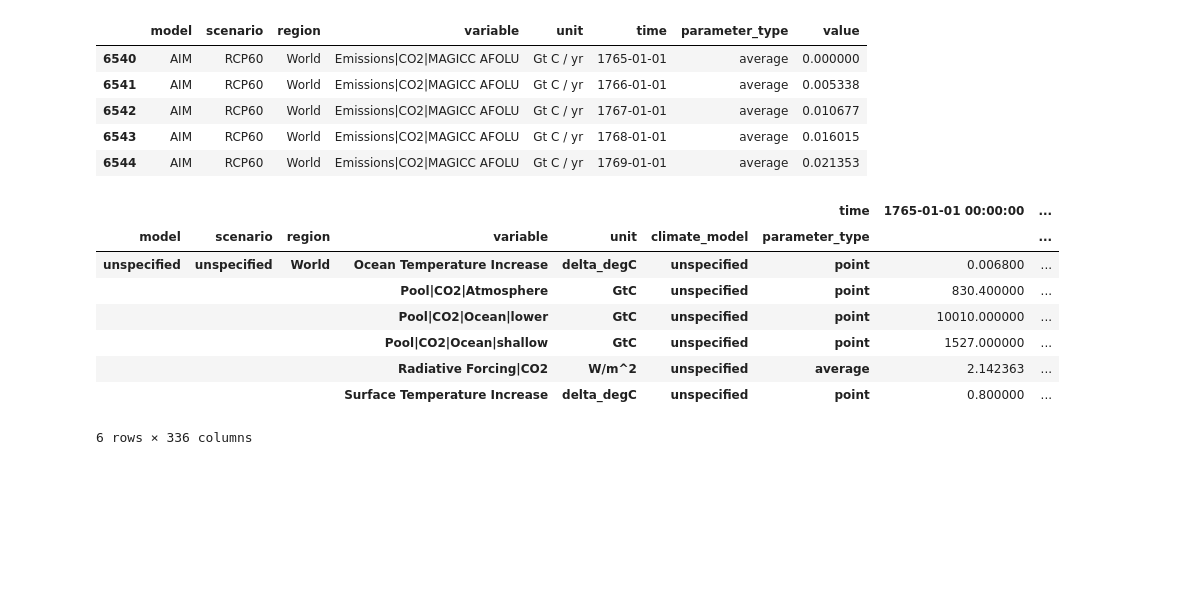
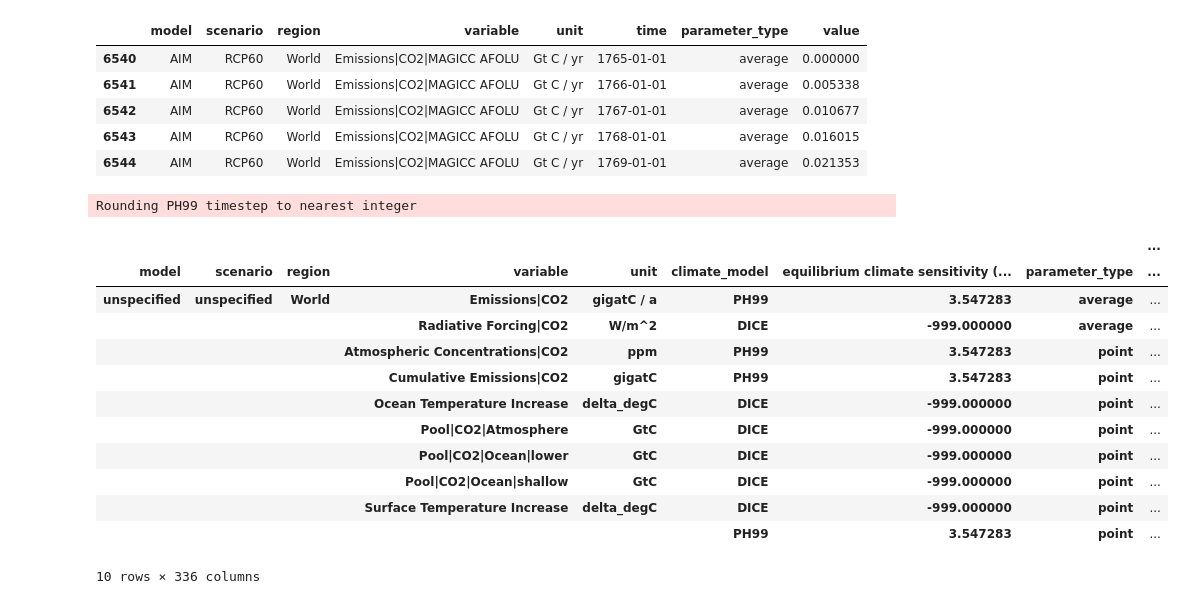
Before and after one commit to openscm/openscm, a Jupyter notebook: notebooks/pyam-integration.ipynb, the cells around one changed output. Cells and saved outputs as stored; diff of their text form; code cells hidden in the pictures; blank space fills up the shorter version.

```diff
--- a/notebooks/pyam-integration.ipynb
+++ b/notebooks/pyam-integration.ipynb
@@ -124,31 +124,36 @@ run_df.head()
 | 6544 | AIM | RCP60 | World | Emissions|CO2|MAGICC AFOLU | Gt C / yr | 1769-01-01 | average | 0.021353 |
 # %%
 results = []
-for a in ["DICE"]:#, "PH99"]:
+for model in ["DICE", "PH99"]:
     ps = ScmDataFrame(run_df).to_parameterset()
     ps.generic("Start Time").value = np.datetime64(run_df.data["time"].min())
     ps.generic("Stop Time").value = np.datetime64(run_df.data["time"].max())
-    outputs = ParameterSet()
-    adapter = load_adapter(a)(ps, outputs)
-    adapter.reset()
-    adapter.run()
+    runner = OpenSCM(model, ps)
+    runner.run()
     output_scmdf = convert_openscm_to_scmdataframe(
-        outputs,
-        time_points=[np.datetime64("{}-01-01".format(y)) for y in range(1765, 2101)]
+        runner.output,
+        time_points=[np.datetime64("{}-01-01".format(y)) for y in range(1765, 2101)],
+        climate_model=model,
     )
-    results.append(output_scmdf)
+    results.append(output_scmdf.timeseries())
 
-output_scmdf = df_append(results)
+output_scmdf = ScmDataFrame(df_append(results).timeseries().reset_index().fillna(-999))
+# %% [output]
+Rounding PH99 timestep to nearest integer
-# %%
-output_scmdf.timeseries()
-# %% [output]
-|  |  |  |  |  |  | time | 1765-01-01 00:00:00 | ... |
-| model | scenario | region | variable | unit | climate_model | parameter_type |  | ... |
-| unspecified | unspecified | World | Ocean Temperature Increase | delta_degC | unspecified | point | 0.006800 | ... |
-|  |  |  | Pool|CO2|Atmosphere | GtC | unspecified | point | 830.400000 | ... |
-|  |  |  | Pool|CO2|Ocean|lower | GtC | unspecified | point | 10010.000000 | ... |
-|  |  |  | Pool|CO2|Ocean|shallow | GtC | unspecified | point | 1527.000000 | ... |
-|  |  |  | Radiative Forcing|CO2 | W/m^2 | unspecified | average | 2.142363 | ... |
-|  |  |  | Surface Temperature Increase | delta_degC | unspecified | point | 0.800000 | ... |
-6 rows × 336 columns
+# %%
+output_scmdf.head(30)
+# %% [output]
+|  |  |  |  |  |  |  |  | ... |
+| model | scenario | region | variable | unit | climate_model | equilibrium climate sensitivity (... | parameter_type | ... |
+| unspecified | unspecified | World | Emissions|CO2 | gigatC / a | PH99 | 3.547283 | average | ... |
+|  |  |  | Radiative Forcing|CO2 | W/m^2 | DICE | -999.000000 | average | ... |
+|  |  |  | Atmospheric Concentrations|CO2 | ppm | PH99 | 3.547283 | point | ... |
+|  |  |  | Cumulative Emissions|CO2 | gigatC | PH99 | 3.547283 | point | ... |
+|  |  |  | Ocean Temperature Increase | delta_degC | DICE | -999.000000 | point | ... |
+|  |  |  | Pool|CO2|Atmosphere | GtC | DICE | -999.000000 | point | ... |
+|  |  |  | Pool|CO2|Ocean|lower | GtC | DICE | -999.000000 | point | ... |
+|  |  |  | Pool|CO2|Ocean|shallow | GtC | DICE | -999.000000 | point | ... |
+|  |  |  | Surface Temperature Increase | delta_degC | DICE | -999.000000 | point | ... |
+|  |  |  |  |  | PH99 | 3.547283 | point | ... |
+10 rows × 336 columns
 # %%
```
Also changed, not shown: parts of 2 cells of this notebook, 2 other files.
